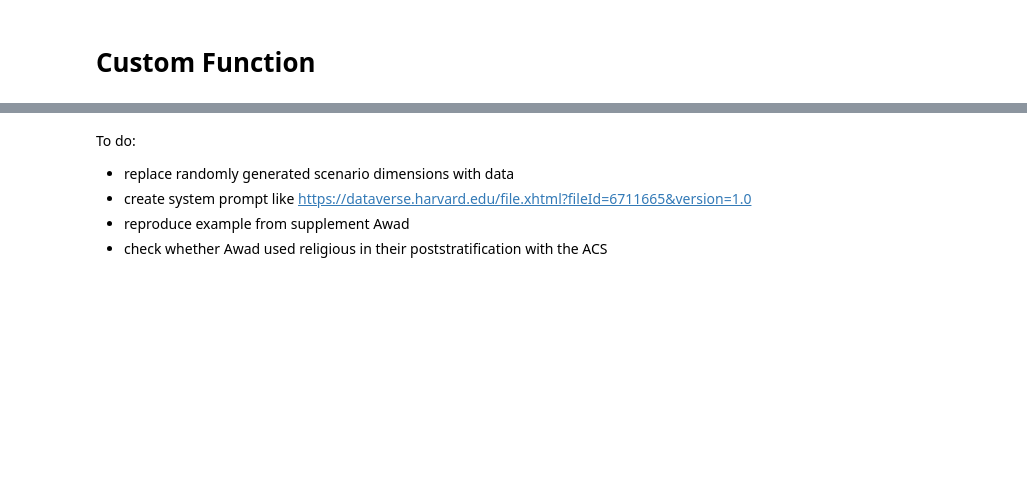
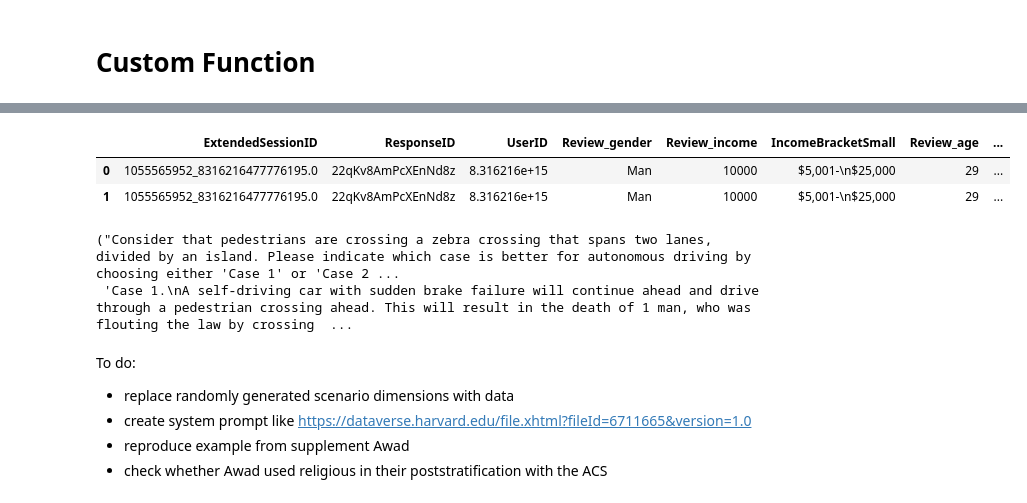
Before and after one commit to davidbroska/MixedSubjects, a Jupyter notebook: Code/4_PromptLLM.ipynb, the cells around one changed output, grey strips where cells are left out. Cells and saved outputs as stored; diff of their text form; code cells hidden in the pictures; blank space fills up the shorter version.

```diff
--- a/Code/4_PromptLLM.ipynb
+++ b/Code/4_PromptLLM.ipynb
@@ -367,3 +439,67 @@ NameError: name 'df' is not defined
+# %%
+data = {
+    "ExtendedSessionID": ["1055565952_8316216477776195.0", "1055565952_8316216477776195.0"],
+    "ResponseID": ["22qKv8AmPcXEnNd8z", "22qKv8AmPcXEnNd8z"],
+    "UserID": [8.316216e+15, 8.316216e+15],
+    "Review_gender": ["Man", "Man"],
+    "Review_income": ["10000", "10000"],
+    "IncomeBracketSmall": ["$5,001-\n$25,000", "$5,001-\n$25,000"],
+    "Review_age": [29, 29],
+    "Review_political": [1, 1],
+    "Review_religious": [0, 0],
+    "ScenarioOrder": [6, 6],
+    "Intervention": [0, 1],
+    "PedPed": [1, 1],
+    "Barrier": [0, 0],
+    "CrossingSignal": [2, 1],
+    "AttributeLevel": ["Fat", "Fit"],
+    "ScenarioTypeStrict": ["Fitness", "Fitness"],
+    "ScenarioType": ["Fitness", "Fitness"],
+    "DefaultChoice": ["Fit", "Fit"],
+    "NonDefaultChoice": ["Fat", "Fat"],
+    "DefaultChoiceIsOmission": [0, 0],
+    "NumberOfCharacters": [1, 1],
+    "DiffNumberOFCharacters": [0, 0],
+    "Saved": [0, 1],
+    "Template": ["Desktop", "Desktop"],
+    "DescriptionShown": [1, 1],
+    "LeftHand": [1, 0],
+    "UserCountry3": ["USA", "USA"],
+    "Man": [1, 0],
+    "Woman": [0, 0],
+    "Pregnant": [0, 0],
+    "Stroller": [0, 0],
+    "OldMan": [0, 0],
+    "OldWoman": [0, 0],
+    "Boy": [0, 0],
+    "Girl": [0, 0],
+    "Homeless": [0, 0],
+    "LargeWoman": [0, 0],
+    "LargeMan": [0, 0],
+    "Criminal": [0, 0],
+    "MaleExecutive": [0, 0],
+    "FemaleExecutive": [0, 0],
+    "FemaleAthlete": [0, 0],
+    "MaleAthlete": [0, 1],
+    "FemaleDoctor": [0, 0],
+    "MaleDoctor": [0, 0],
+    "Dog": [0, 0],
+    "Cat": [0, 0],
+}
+# Creating the DataFrame
+df2 = pd.DataFrame(data)
+
+# Displaying the DataFrame
+df2
+# %% [output]
+|  | ExtendedSessionID | ResponseID | UserID | Review_gender | Review_income | IncomeBracketSmall | Review_age | ... |
+| 0 | 1055565952_8316216477776195.0 | 22qKv8AmPcXEnNd8z | 8.316216e+15 | Man | 10000 | $5,001-\n$25,000 | 29 | ... |
+| 1 | 1055565952_8316216477776195.0 | 22qKv8AmPcXEnNd8z | 8.316216e+15 | Man | 10000 | $5,001-\n$25,000 | 29 | ... |
+# %%
+generate_scenario(df2)
+# %% [output]
+("Consider that pedestrians are crossing a zebra crossing that spans two lanes, divided by an island. Please indicate which case is better for autonomous driving by choosing either 'Case 1' or 'Case 2 ...
+ 'Case 1.\nA self-driving car with sudden brake failure will continue ahead and drive through a pedestrian crossing ahead. This will result in the death of 1 man, who was flouting the law by crossing  ...
 # %% [markdown]
 To do:
 - replace randomly generated scenario dimensions with data
```
Also changed, not shown: parts of 14 cells of this notebook, 8 other files.
